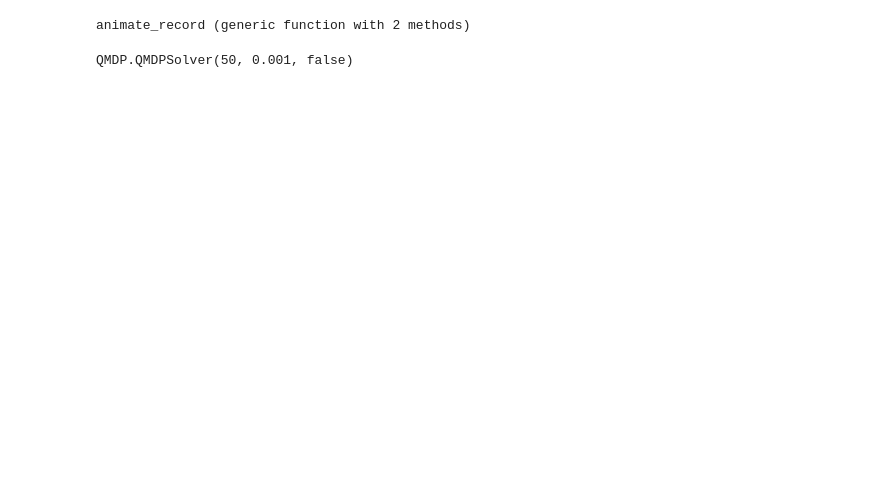
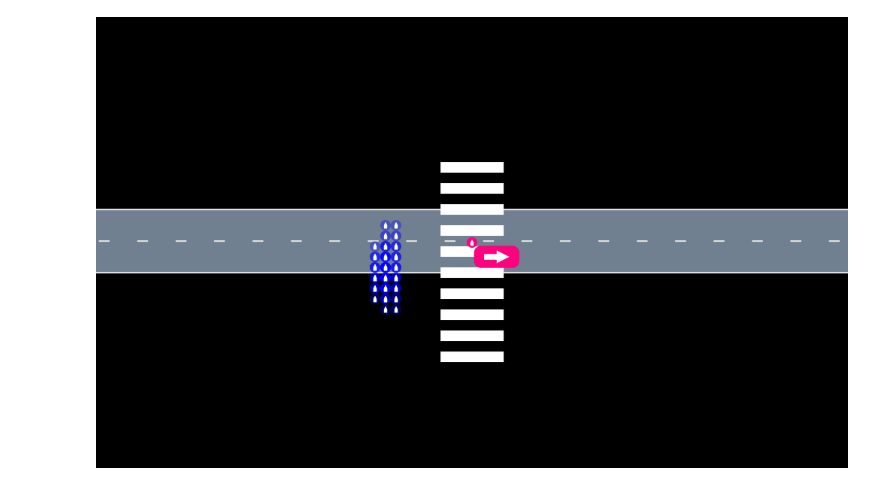
Before and after one commit to sisl/AutomotivePOMDPs.jl, a Jupyter notebook: docs/Frenet_Pedestrian_POMDP.ipynb, the cells around one changed output. Drawn from its saved outputs; the diff is of its cells as text; code cells hidden in the pictures; blank space fills up the shorter version.

```diff
--- a/docs/Frenet_Pedestrian_POMDP.ipynb
+++ b/docs/Frenet_Pedestrian_POMDP.ipynb
@@ -23,0 +315,7 @@ WARNING: Method definition #split_o(Array{Any, 1}, typeof(AutomotivePOMDPs.split
+# %%
+i = 2
+scene = rec[0]
+bel = belief[i]
+belief_overlay = BeliefOverlay(belief=bel, ego_vehicle=ego_vehicle[i])
+
+AutoViz.render(rec[-1], env, SceneOverlay[belief_overlay], cam=CarFollowCamera(2,14.0))
@@ -24,10 +324,23 @@ WARNING: Method definition #split_o(Array{Any, 1}, typeof(AutomotivePOMDPs.split
 # %%
 include("../src/pedestrian_crossing/pomdp_types.jl")
 include("../src/pedestrian_crossing/spaces.jl")
 include("../src/pedestrian_crossing/transition.jl")
 include("../src/pedestrian_crossing/observation.jl")
 include("../src/pedestrian_crossing/belief.jl")
 
 include("../src/pedestrian_crossing/frenet_pedestrian_pomdp.jl")
+
+next_states = SingleOCFState[]
+for (s, prob) in weighted_iterator(bel)
+    td = transition(pomdp, s, SingleOCFAction(-2.0, 0.0), pomdp.ΔT)
+    for sp in td.vals
+        push!(next_states, sp)
+    end
+end
+pred_bel = SparseCat(next_states, normalize(ones(length(next_states)),1))
+belief_overlay = BeliefOverlay(belief=pred_bel, ego_vehicle=ego_vehicle[i])
+fake_ego = VehicleState()
+scene = Scene()
+AutoViz.render(rec[0], env, SceneOverlay[belief_overlay], cam=CarFollowCamera(2,14.0))
 # %% [output]
-animate_record (generic function with 2 methods)
+[figure, added]
@@ -93,8 +346,0 @@ end
-# %%
-pomdp = SingleOCFPOMDP()
-updater = SingleOCFUpdater(pomdp)
-b0 = initial_state_distribution(pomdp)
-
-solver = QMDPSolver(max_iterations=50, tolerance=1e-3)
-# %% [output]
-QMDP.QMDPSolver(50, 0.001, false)
```
Also changed, not shown: parts of 15 cells of this notebook, 10 other files.
